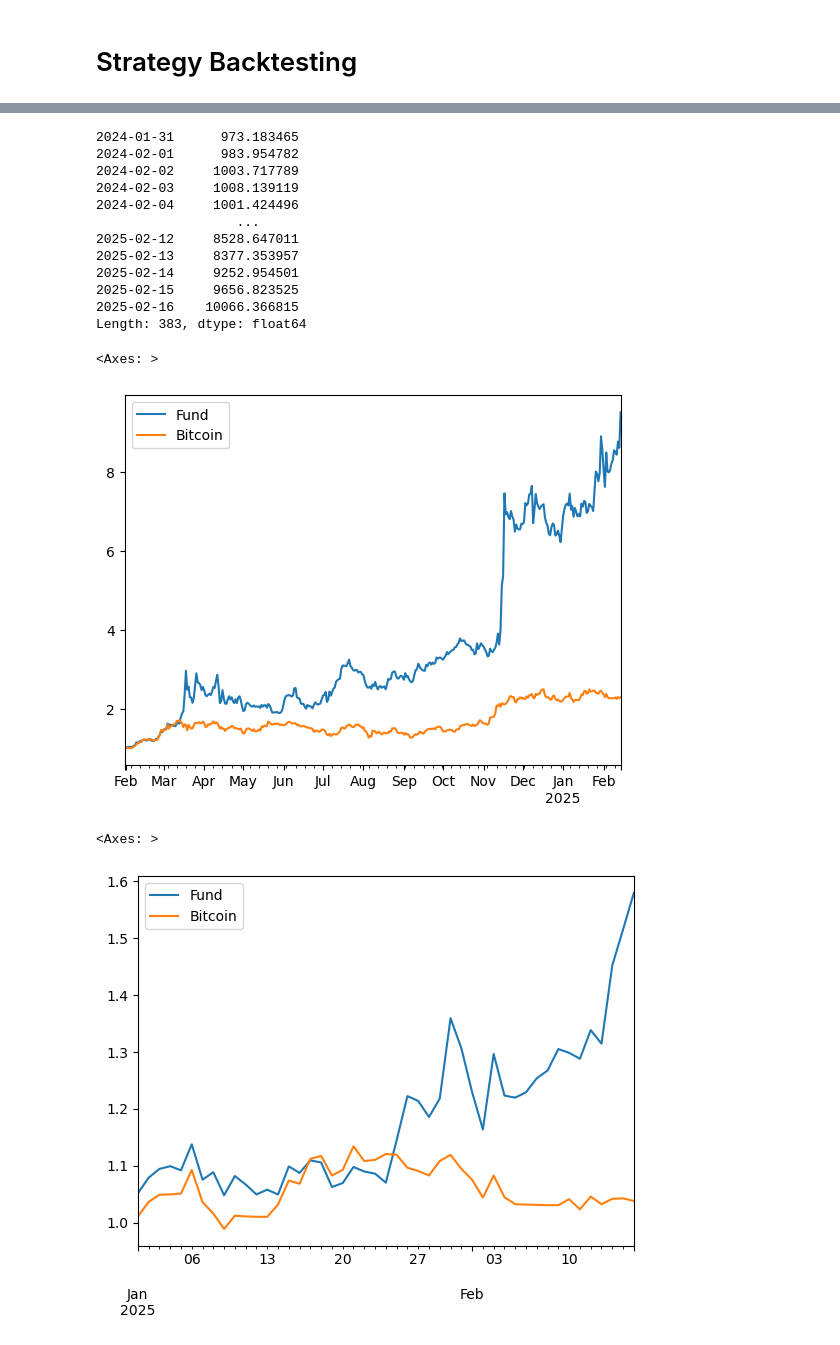
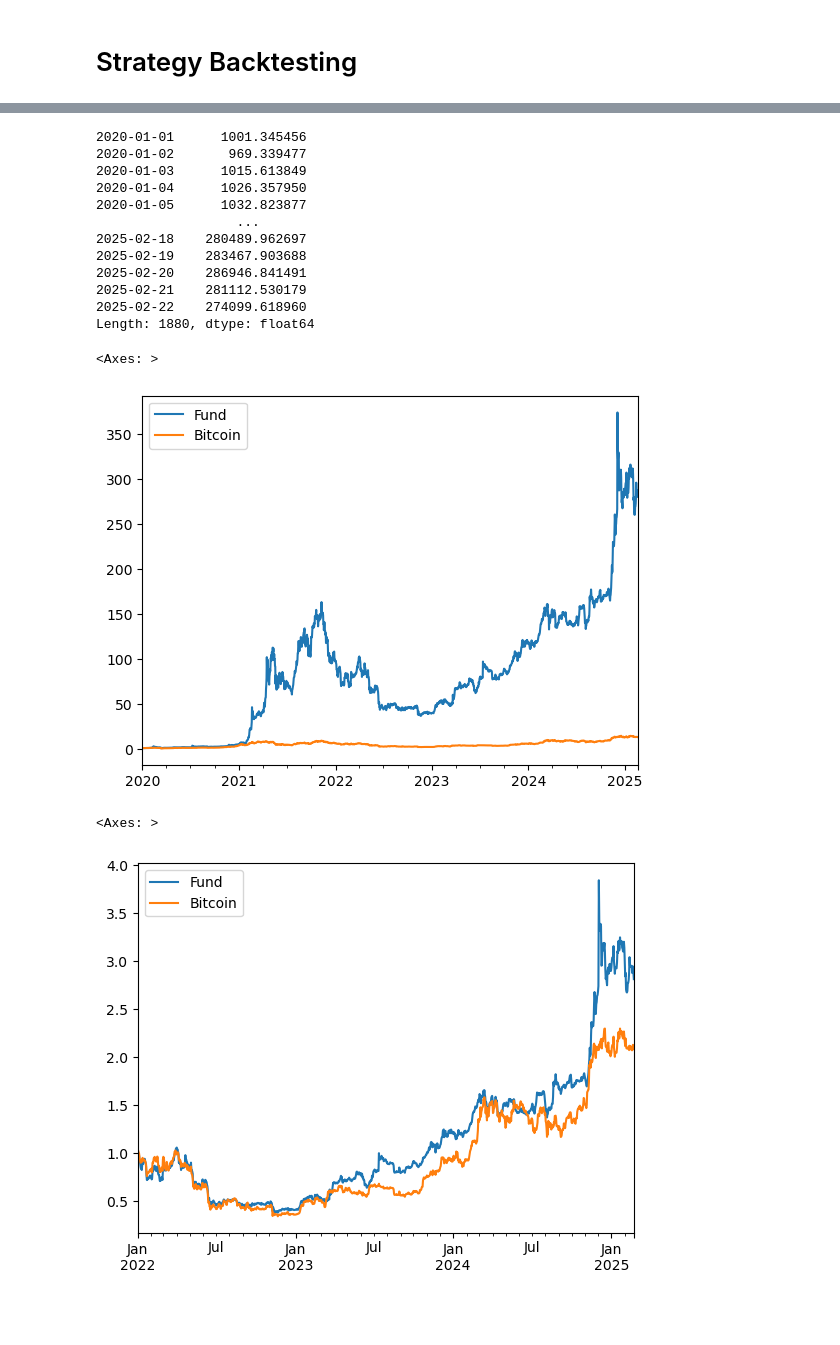
Before and after one commit to niroojane/Risk-Management, a Jupyter notebook: Active Crypto Strategy.ipynb, the cells around one changed output, grey strips where cells are left out. Cells and saved outputs as stored; diff of their text form; code cells hidden in the pictures; blank space fills up the shorter version.

```diff
--- a/Active Crypto Strategy.ipynb
+++ b/Active Crypto Strategy.ipynb
@@ -18,7 +18,7 @@ Binance=BinanceAPI(binance_api_key,binance_api_secret)
 # Importing Data
 # %%
 #start_date=datetime.datetime(2020,1,1)
-start_date=datetime.datetime(2024,1,1)
+start_date=datetime.datetime(2020,1,1)
 today=datetime.datetime.today()
 # %%
 days=(today-start_date).days
@@ -102,8 +102,8 @@ for i in range(len(dates_end)-1):
         risk=RiskAnalysis(dataset)
         date=dataset.index[-1]
 
-        optimal=risk.optimize(objective='minimum_variance',constraints=[{'type': 'eq', 'fun': lambda weights: weights[cash]-0.00},
-                                                                        {'type': 'eq', 'fun': lambda weights: weights[om_limit]-0.5}])
+        optimal=risk.optimize(objective='minimum_variance',constraints=[{'type': 'eq', 'fun': lambda weights: weights[cash]-0.00}])#,
+                                                                        #{'type': 'eq', 'fun': lambda weights: weights[om_limit]-0.5}])
 
 
         results[date]=np.round(optimal,6)
@@ -190,18 +193,18 @@ for key in portfolio.keys():
 # %%
 historical_portfolio.sum(axis=1)
 # %% [output]
-2024-01-31      973.183465
-2024-02-01      983.954782
-2024-02-02     1003.717789
-2024-02-03     1008.139119
-2024-02-04     1001.424496
+2020-01-01      1001.345456
+2020-01-02       969.339477
+2020-01-03      1015.613849
+2020-01-04      1026.357950
+2020-01-05      1032.823877
                   ...
-2025-02-12     8528.647011
-2025-02-13     8377.353957
-2025-02-14     9252.954501
-2025-02-15     9656.823525
-2025-02-16    10066.366815
-Length: 383, dtype: float64
+2025-02-18    280489.962697
+2025-02-19    283467.903688
+2025-02-20    286946.841491
+2025-02-21    281112.530179
+2025-02-22    274099.618960
+Length: 1880, dtype: float64
 # %%
 performance['Fund']=historical_portfolio.sum(axis=1)
 performance['Bitcoin']=dataframe['BTCUSDT']
@@ -213,17 +216,17 @@ performance_pct=performance_pct.pct_change()
 (1+performance_pct.iloc[:-2]).cumprod().plot()
 # %% [output]
 <Axes: >
-[figure, old version]
+[figure, new version]
 # %%
 years=sorted(list(set(performance.index.year)))
 
 month_year=performance.index.strftime('%Y-%m')
 month_year=sorted(list(set(month_year)))
 # %%
-(1+performance_pct.loc['2025':]).cumprod().plot()
+(1+performance_pct.loc['2022':]).cumprod().plot()
 # %% [output]
 <Axes: >
-[figure, old version]
+[figure, new version]
 # %%
 year_returns={}
 for year in years:
```
Also changed, not shown: parts of 8 cells of this notebook, 3 other files.
